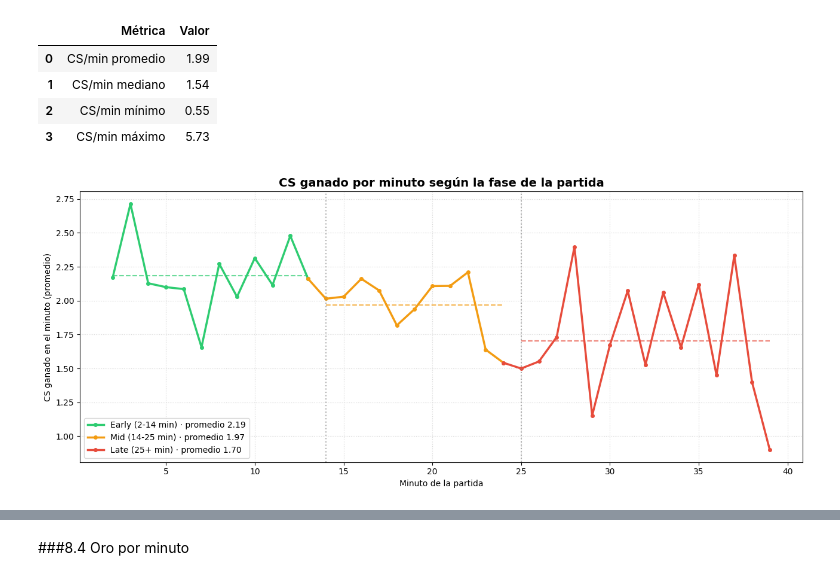
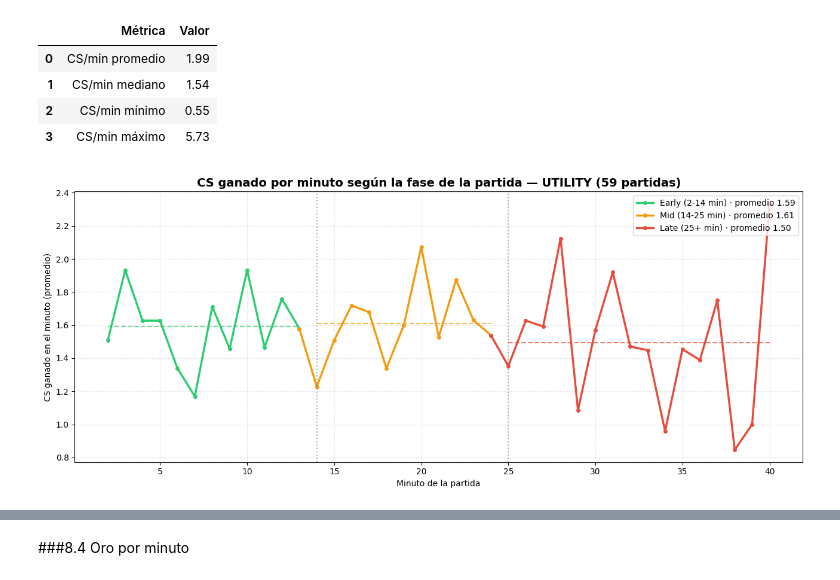
Before and after one commit to Elkinml06/Fundamentos_Ciencia_Datos, a Jupyter notebook: Lol/lol.ipynb, the cells around one changed output, grey strips where cells are left out. Drawn from its saved outputs; the diff is of its cells as text; code cells hidden in the pictures.

Commit message:
Cambios sugeridos - oro_min separado por position utility y top

```diff
--- a/Lol/lol.ipynb
+++ b/Lol/lol.ipynb
@@ -582,46 +854,13 @@ display(cs_stats.round(2))
 | 1 | CS/min mediano | 1.54 |
 | 2 | CS/min mínimo | 0.55 |
 | 3 | CS/min máximo | 5.73 |
-# %%
-# CS ganado por minuto a lo largo de la partida, comparando las fases
-cs_fase = df_frames.sort_values(["match_id", "minuto"]).copy()
-cs_fase["cs_minuto"] = cs_fase.groupby("match_id")["cs_total"].diff()      # CS ganado en cada minuto
-
-# Solo minutos con muestra suficiente (>= 10 partidas).
-# Se empieza en el minuto 2: en el minuto 1 aún no aparecen súbditos.
-n_min = cs_fase.groupby("minuto")["match_id"].nunique()
-cs_fase = cs_fase[cs_fase["minuto"].isin(n_min[n_min >= 10].index)]
-cs_fase = cs_fase[cs_fase["minuto"] >= 2]
-
-cs_min_prom = cs_fase.groupby("minuto")["cs_minuto"].mean()
-
-fases_cs = {
-    "Early (2-14 min)": (2, 14, "#2ecc71"),
-    "Mid (14-25 min)":  (14, 25, "#f39c12"),
-    "Late (25+ min)":   (25, 999, "#e74c3c"),
-}
-
-fig, ax = plt.subplots(figsize=(13, 5.5))
-
-for nombre, (ini, fin, color) in fases_cs.items():
-    # incluye el minuto anterior para que las líneas queden conectadas entre fases
-    tramo = cs_min_prom[(cs_min_prom.index >= ini - 1) & (cs_min_prom.index < fin)]
-    tramo_fase = cs_min_prom[(cs_min_prom.index >= ini) & (cs_min_prom.index < fin)]
-    ax.plot(tramo.index, tramo.values, color=color, linewidth=2.5, marker="o", markersize=4,
-            label=f"{nombre} · promedio {tramo_fase.mean():.2f}")
-    ax.hlines(tramo_fase.mean(), tramo_fase.index.min(), tramo_fase.index.max(),
-              colors=color, linestyles="--", alpha=0.7)
-
-# Separadores de fase
-for x in (14, 25):
-    ax.axvline(x, color="gray", linestyle=":", alpha=0.6)
-
-ax.set_title("CS ganado por minuto según la fase de la partida", fontsize=14, fontweight="bold")
-ax.set_xlabel("Minuto de la partida")
-ax.set_ylabel("CS ganado en el minuto (promedio)")
-ax.grid(linestyle=":", alpha=0.5)
-ax.legend(loc="lower left")
-plt.tight_layout()
-plt.show()
-# %% [output]
-[figure, removed]
+# %%
+# CS ganado por minuto según la fase — posición más jugada
+cs_d = df_frames.sort_values(["match_id", "minuto"])[["match_id", "minuto", "cs_total"]].copy()
+cs_d["valor"] = cs_d.groupby("match_id")["cs_total"].diff()
+cs_d = cs_d.dropna(subset=["valor"])
+
+lineas_por_fase(cs_d, pos_top[0], "CS ganado por minuto según la fase de la partida",
+                "CS ganado en el minuto (promedio)", "{:.2f}", m_ini=2, loc="upper right")
+# %% [output]
+[figure, added]
```
Also changed, not shown: parts of 46 cells of this notebook.
